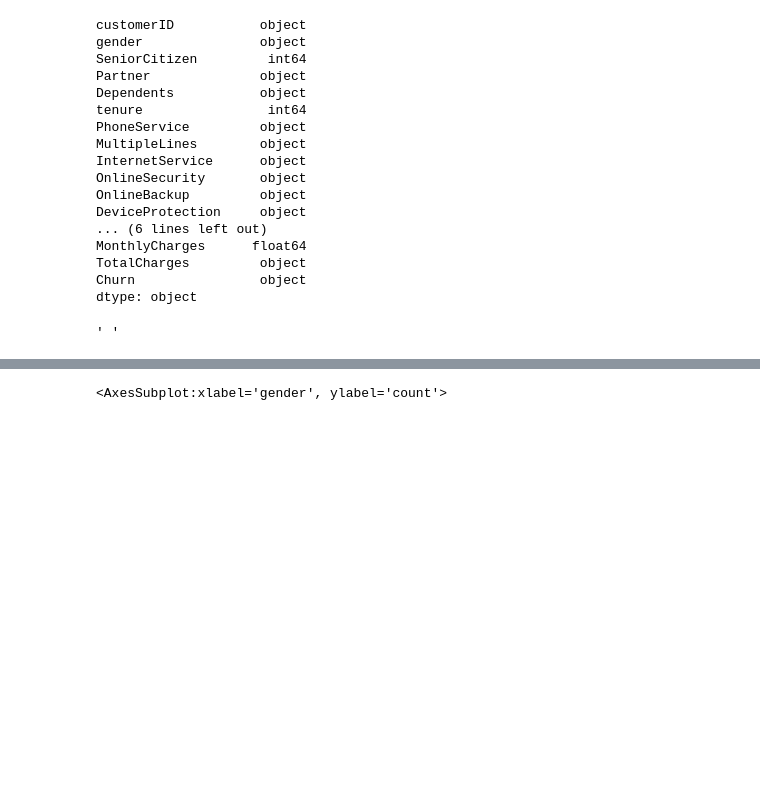
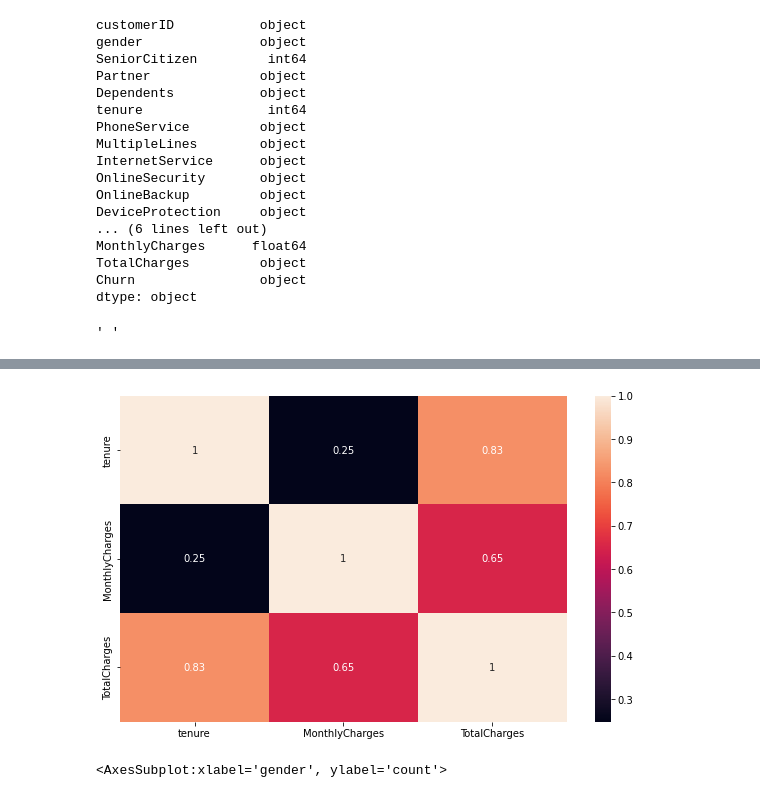
Before and after one commit to mahdihammi/Customer-Churn-Prediction, a Jupyter notebook: churn_customer .ipynb, the cells around one changed output, grey strips where cells are left out. Cells and saved outputs as stored; diff of their text form; code cells hidden in the pictures; blank space fills up the shorter version.

```diff
--- a/churn_customer .ipynb
+++ b/churn_customer .ipynb
@@ -133,3 +237,9 @@ sns.pairplot(df,hue='Churn')
+# %%
+plt.figure(figsize=(10,6))
+sns.heatmap(df.corr(),annot=True)
+plt.show()
+# %% [output]
+[figure, added]
 # %%
 sns.countplot(x=df['gender'])
 # %% [output]
```
Also changed, not shown: parts of 91 cells of this notebook, 5 other files.
